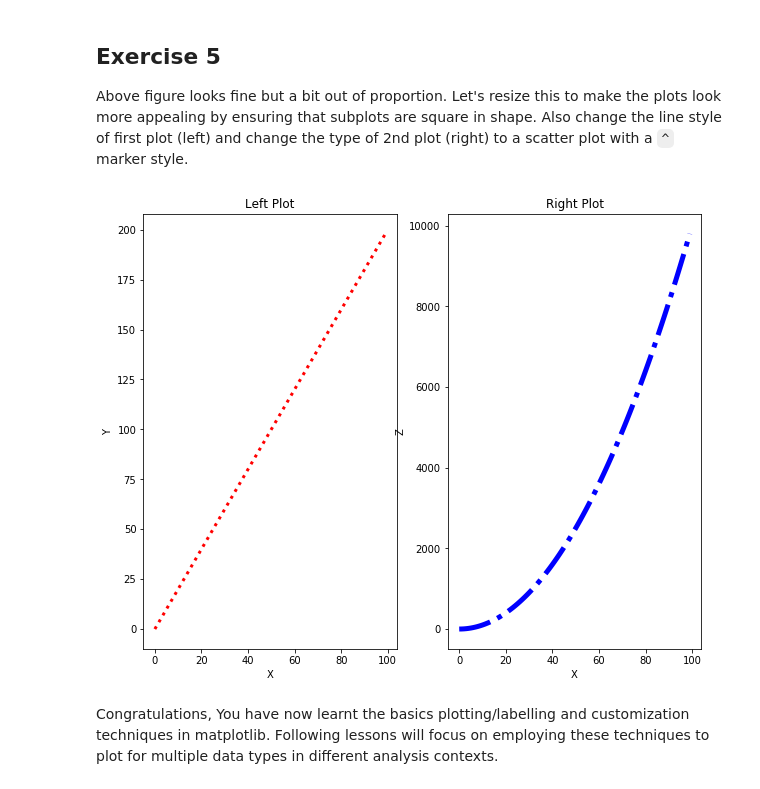
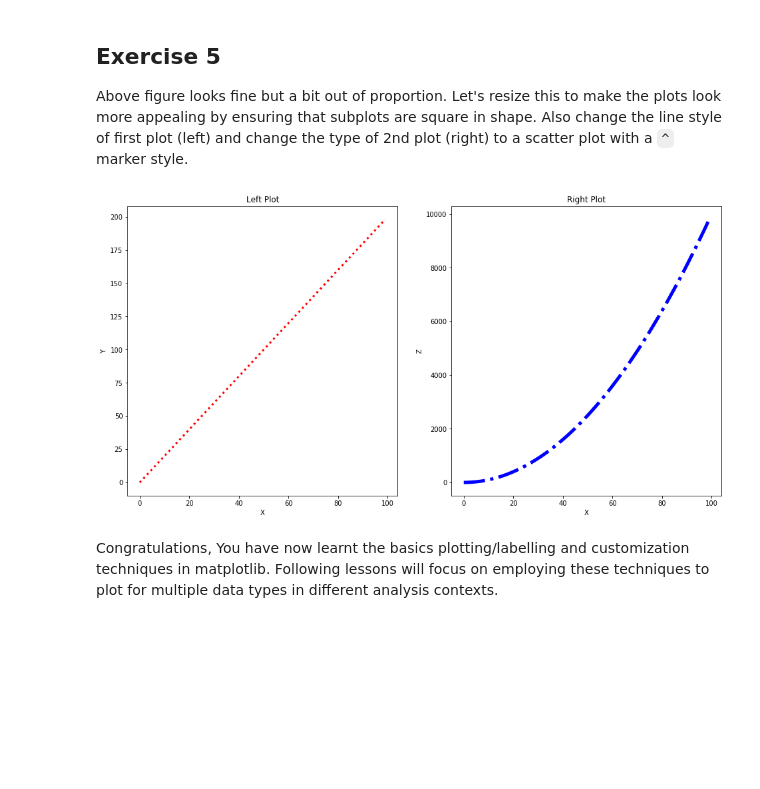
Before and after one commit to nkacoroski/dsc-1-03-13-customizing-visualizations-with-matplotlib-lab-seattle-ds-career-040119, a Jupyter notebook: index.ipynb, the cells around one changed output. Drawn from its saved outputs; the diff is of its cells as text; code cells hidden in the pictures; blank space fills up the shorter version.

```diff
--- a/index.ipynb
+++ b/index.ipynb
@@ -169,23 +169,23 @@ plt.show()
 
 Above figure looks fine but a bit out of proportion. Let's resize this to make the plots look more appealing by ensuring that subplots are square in shape. Also change the line style of first plot (left) and change the type of 2nd plot (right) to a scatter plot with a `^` marker style.
 # %%
-fig = plt.figure(figsize=(10,8))
+fig = plt.figure(figsize=(16,8))
 ax1 = fig.add_subplot(121)
 ax2 = fig.add_subplot(122)
 
 ax1.plot(x, y, color='red', linewidth=3, linestyle=':')
 ax1.set_xlabel('X')
 ax1.set_ylabel('Y')
 ax1.set_title('Left Plot')
 
 ax2.plot(x, z, color='blue', linewidth=5, linestyle='-.')
 ax2.set_xlabel('X')
 ax2.set_ylabel('Z')
 ax2.set_title('Right Plot')
 
 plt.show()
 # %% [output]
-[figure, old version]
+[figure, new version]
 # %% [markdown]
 Congratulations, You have now learnt the basics plotting/labelling and customization techniques in matplotlib. Following lessons will focus on employing these techniques to plot for multiple data types in different analysis contexts.
 # %% [markdown]
```
